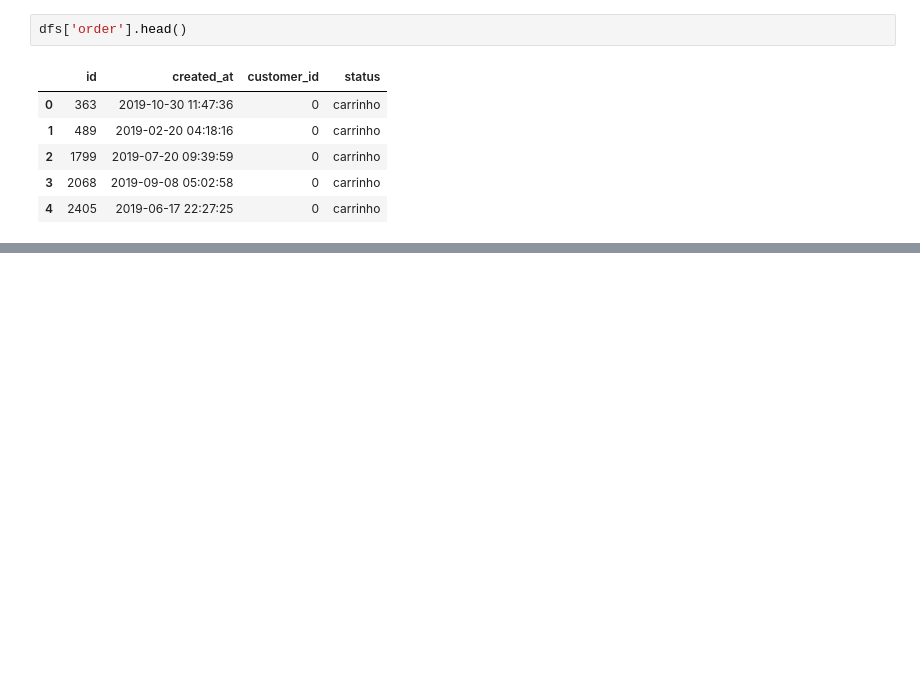
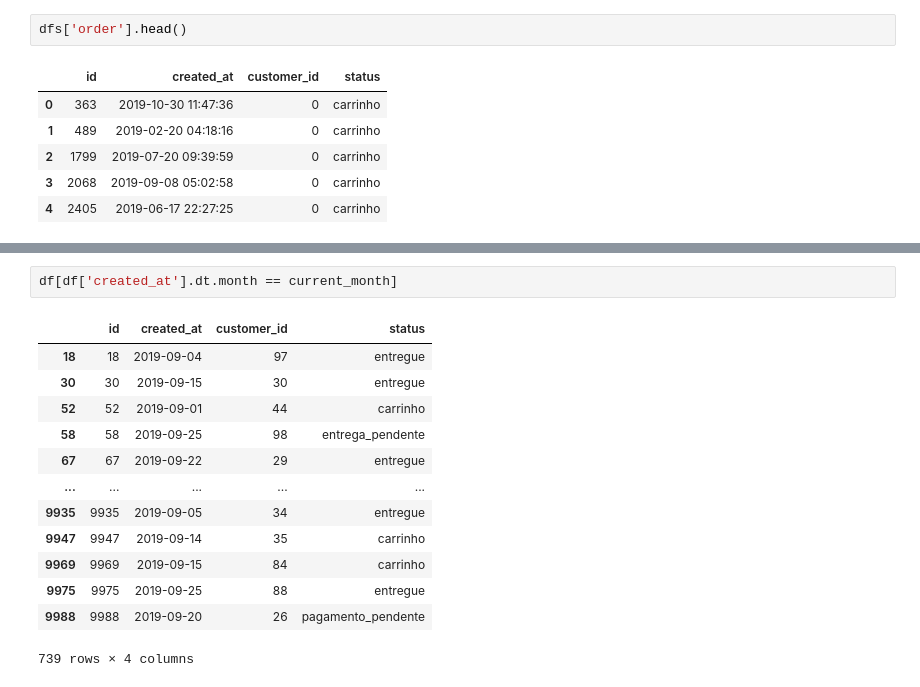
Before and after one commit to pcmoraesmenezes/ETL, a Jupyter notebook: initial_project.ipynb, the cells around one changed output, grey strips where cells are left out. Saved outputs shown, nothing was run; the diff lists cells and outputs as text; blank space fills up the shorter version.

```diff
--- a/initial_project.ipynb
+++ b/initial_project.ipynb
@@ -225,0 +293,16 @@ dfs['order'].head()
+# %%
+df[df['created_at'].dt.month == current_month]
+# %% [output]
+|  | id | created_at | customer_id | status |
+| 18 | 18 | 2019-09-04 | 97 | entregue |
+| 30 | 30 | 2019-09-15 | 30 | entregue |
+| 52 | 52 | 2019-09-01 | 44 | carrinho |
+| 58 | 58 | 2019-09-25 | 98 | entrega_pendente |
+| 67 | 67 | 2019-09-22 | 29 | entregue |
+| ... | ... | ... | ... | ... |
+| 9935 | 9935 | 2019-09-05 | 34 | entregue |
+| 9947 | 9947 | 2019-09-14 | 35 | carrinho |
+| 9969 | 9969 | 2019-09-15 | 84 | carrinho |
+| 9975 | 9975 | 2019-09-25 | 88 | entregue |
+| 9988 | 9988 | 2019-09-20 | 26 | pagamento_pendente |
+739 rows × 4 columns
```
Also changed, not shown: parts of 25 cells of this notebook.
